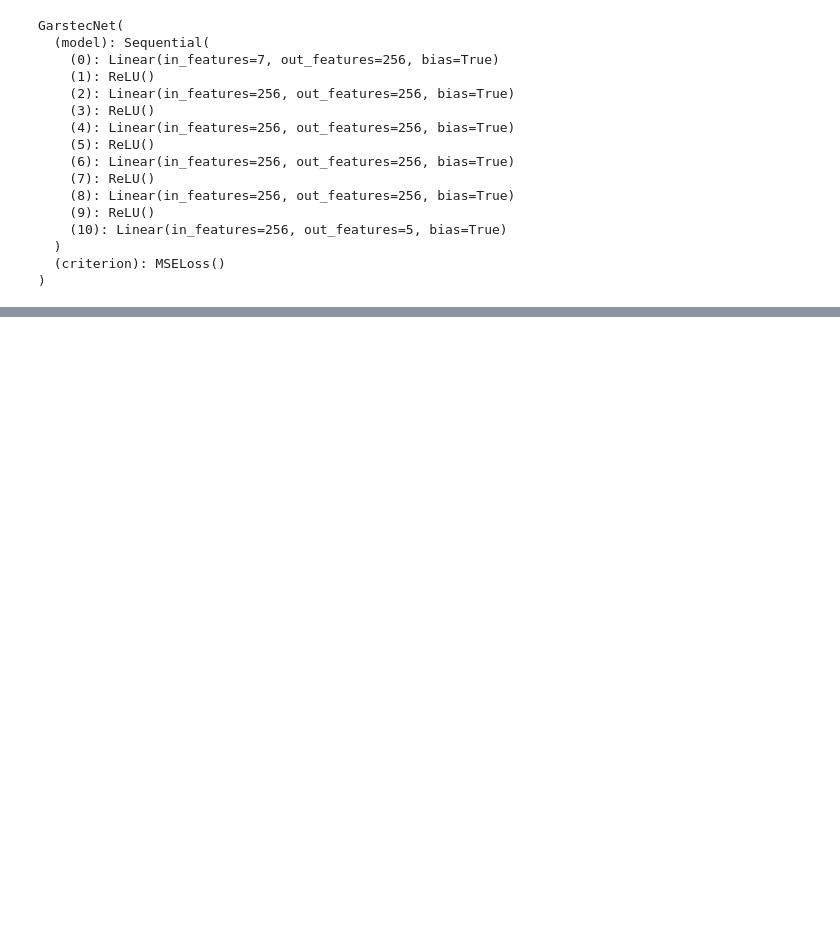
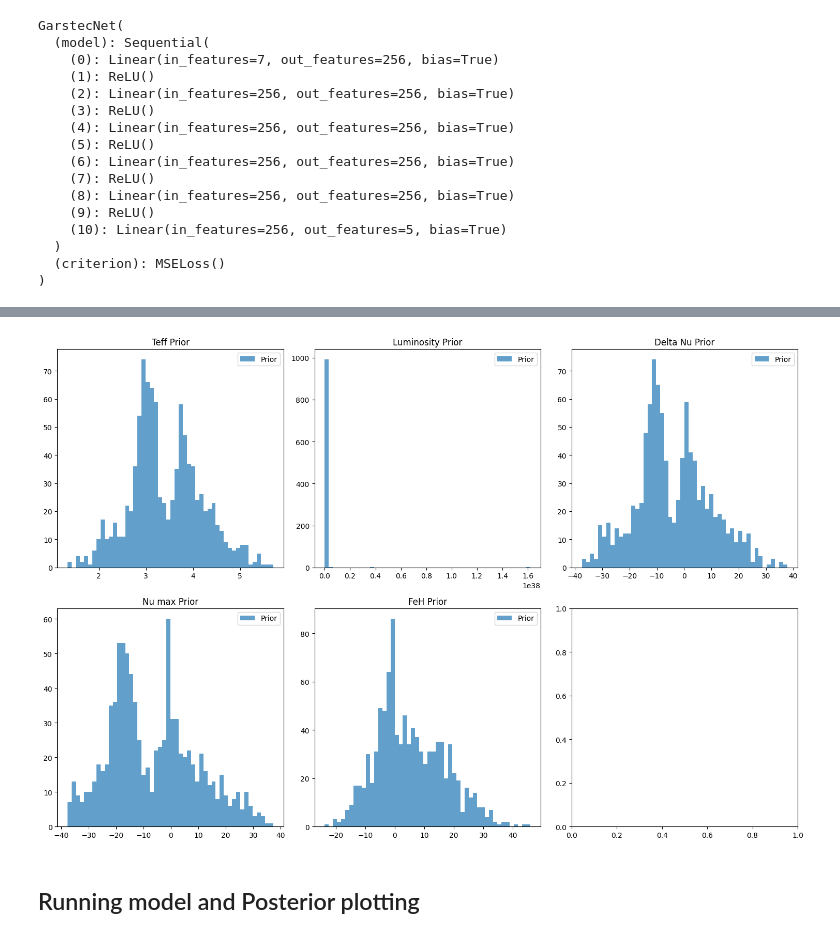
Before and after one commit to ruddock321/y4project, a Jupyter notebook: HBM stuff/HBM_V8.ipynb, the cells around one changed output, grey strips where cells are left out. Cells and saved outputs as stored; diff of their text form; code cells hidden in the pictures; blank space fills up the shorter version.

```diff
--- a/HBM stuff/HBM_V8.ipynb
+++ b/HBM stuff/HBM_V8.ipynb
@@ -290,3 +309,43 @@ plt.subplots_adjust(hspace=1)
+# %%
+# Run observables predictive
+prior_predictive = numpyro.infer.Predictive(Bmodel, num_samples=1000)
+prior_samples = prior_predictive(rng_key=random.PRNGKey(0), obs=1)
+
+# Create figure
+fig, axes = plt.subplots(2, 3, figsize=(15, 10))
+axes = axes.flatten()
+
+# Function to remove infinite and nan values and plot histogram
+def hist(ax, data, title, observed=None, bins=50):
+    # Remove inf and nan values
+    data = data[~jnp.isinf(data)]
+    data = data[~jnp.isnan(data)]
+
+    if data.size > 0:
+        ax.hist(data, bins=bins, alpha=0.7, label='Prior')
+
+        if observed is not None:
+            observed = observed[~jnp.isinf(observed)]
+            observed = observed[~jnp.isnan(observed)]
+
+        ax.set_title(title)
+        ax.legend()
+    else:
+        ax.text(0.5, 0.5, 'No valid data', ha='center', va='center')
+
+# Plot histograms
+hist(axes[0], jnp.log10(prior_samples['teff']), 'Teff Prior', teff_07294)
+hist(axes[1], jnp.log10(prior_samples['lum']), 'Luminosity Prior', luminosity_07294)
+hist(axes[2], jnp.log10(prior_samples['dnu']), 'Delta Nu Prior', dnufit_07294)
+hist(axes[3], jnp.log10(prior_samples['numax']), 'Nu max Prior', numax_07294)
+hist(axes[4], prior_samples['feh'], 'FeH Prior', FeH_07294)
+
+plt.tight_layout()
+plt.show()
+# %% [output]
+[figure, added]
+# %% [markdown]
+## Running model and Posterior plotting
 # %%
 from numpyro.infer.initialization import init_to_median
 
```
Also changed, not shown: parts of 18 cells of this notebook, 1 other file.
